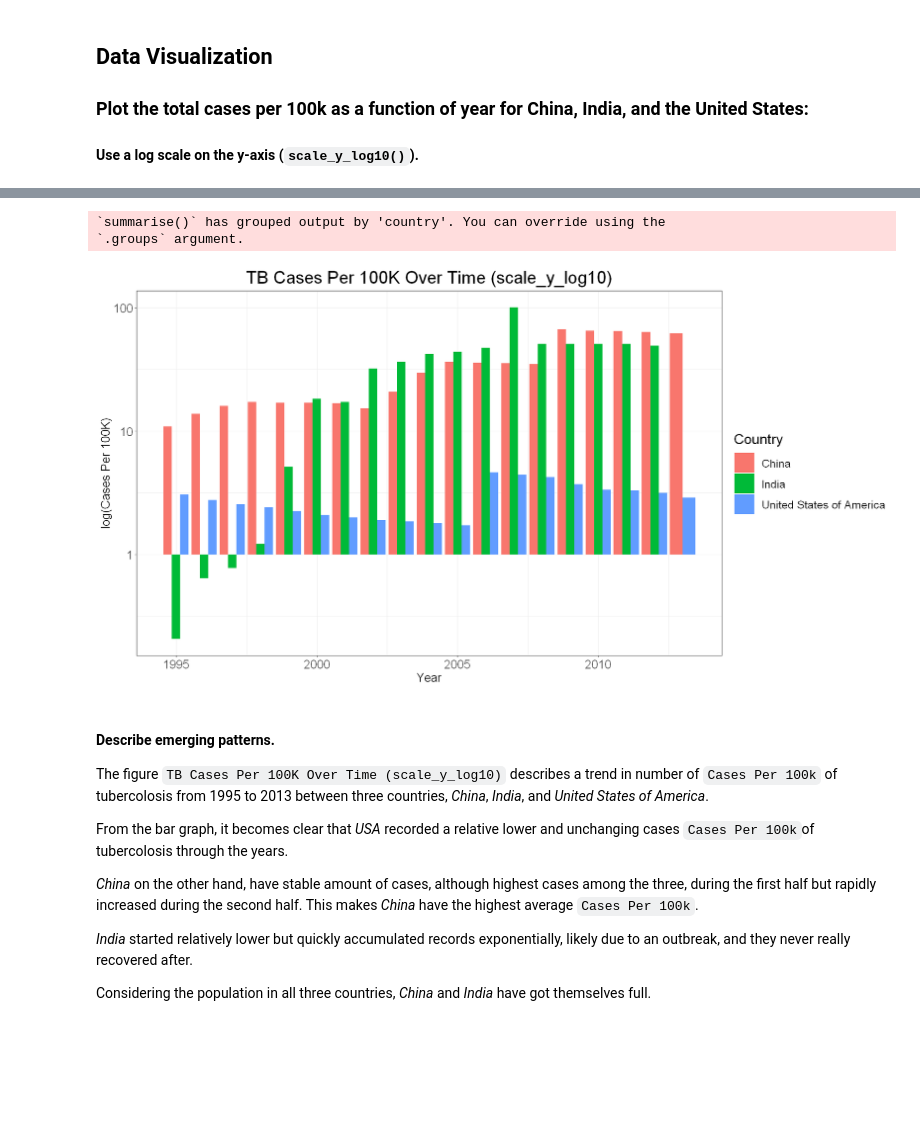
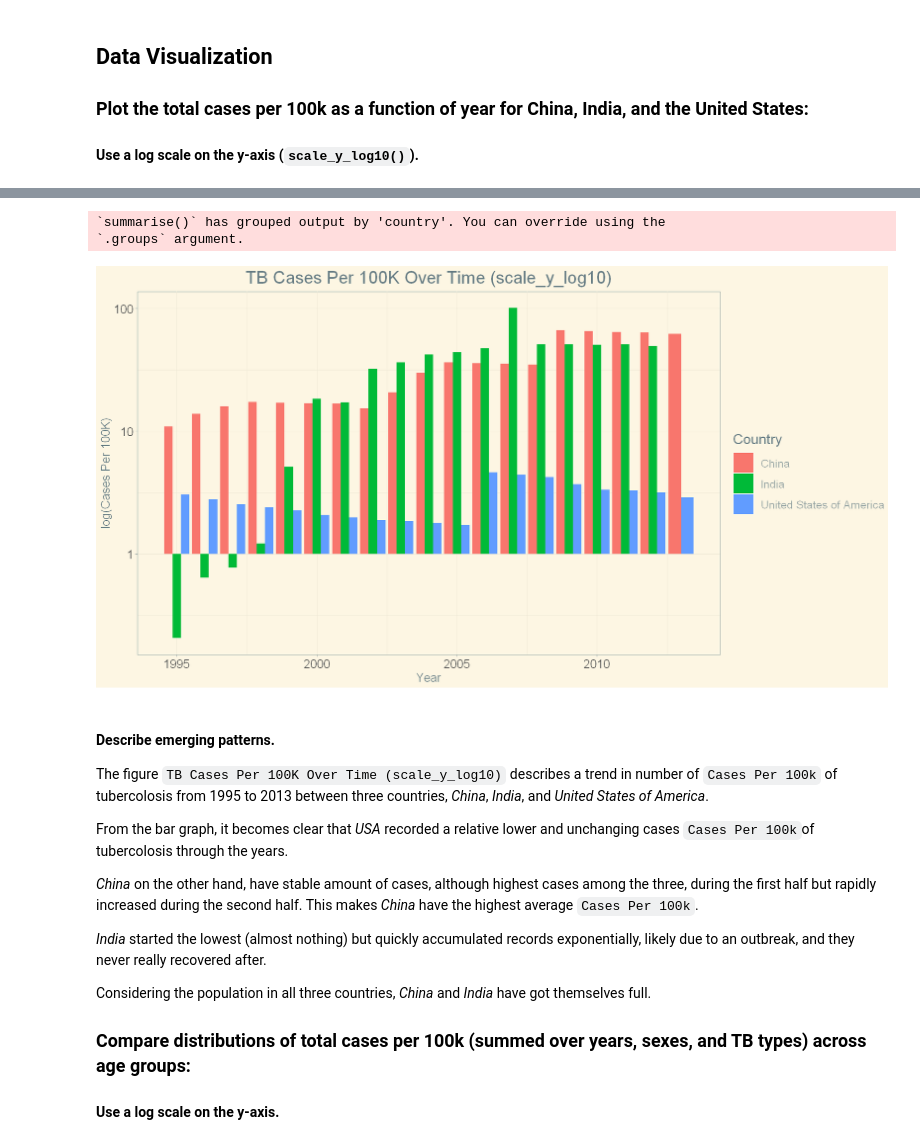
Before and after one commit to RomandRapido/DSC1107_Wrangling, a Jupyter notebook: FA2_Lansangan/FA2_Lansangan.ipynb, the cells around one changed output, grey strips where cells are left out. Cells and saved outputs as stored; diff of their text form; code cells hidden in the pictures; blank space fills up the shorter version.

```diff
--- a/FA2_Lansangan/FA2_Lansangan.ipynb
+++ b/FA2_Lansangan/FA2_Lansangan.ipynb
@@ -395,28 +416,28 @@ per100 %>%
 # %%
-per100 %>%
+tuberculosis  %>%
     filter(iso3 %in% c("CHN", "IND", "USA")) %>%
     group_by(country, year) %>%
-    summarise(cases_per_100k = sum(cases_per_100k, na.rm = TRUE)) %>%
+    summarise(cases_per_100k = sum(cases)*100000 / first(population)) %>%
     ggplot(aes(x = year, y = cases_per_100k, fill = country)) +
     scale_y_log10() +
     geom_col(position = "dodge") +
     ggtitle("TB Cases Per 100K Over Time (scale_y_log10)") +
     labs(x = "Year",
         y = "log(Cases Per 100K)",
         fill = "Country") +
-    theme_bw() +
+    theme_solarized() +
     theme(plot.title = element_text(hjust = 0.5, size = 24),
         axis.title = element_text(size = 16),
         axis.text = element_text(size = 16),
         legend.key.size = unit(1, 'cm'),
         legend.key.height = unit(1, 'cm'),
         legend.key.width = unit(1, 'cm'),
         legend.title = element_text(size=19),
         legend.text = element_text(size=15))
 # %% [output]
 `summarise()` has grouped output by 'country'. You can override using the
 `.groups` argument.
-[figure, old version]
+[figure, new version]
 # %% [markdown]
 #### Describe emerging patterns.
 The figure `TB Cases Per 100K Over Time (scale_y_log10)` describes a trend in number of `Cases Per 100k` of tubercolosis from 1995 to 2013 between three countries, *China*, *India*, and *United States of America*.
@@ -425,6 +446,10 @@ From the bar graph, it becomes clear that *USA* recorded a relative lower and un
 
 *China* on the other hand, have stable amount of cases, although highest cases among the three, during the first half but rapidly increased during the second half. This makes *China* have the highest average `Cases Per 100k`.
 
-*India* started relatively lower but quickly accumulated records exponentially, likely due to an outbreak, and they never really recovered after.
+*India* started the lowest (almost nothing) but quickly accumulated records exponentially, likely due to an outbreak, and they never really recovered after.
 
 Considering the population in all three countries, *China* and *India* have got themselves full.
+
+### Compare distributions of total cases per 100k (summed over years, sexes, and TB types) across age groups:
+
+#### Use a log scale on the y-axis.
```
Also changed, not shown: parts of 17 cells of this notebook.
